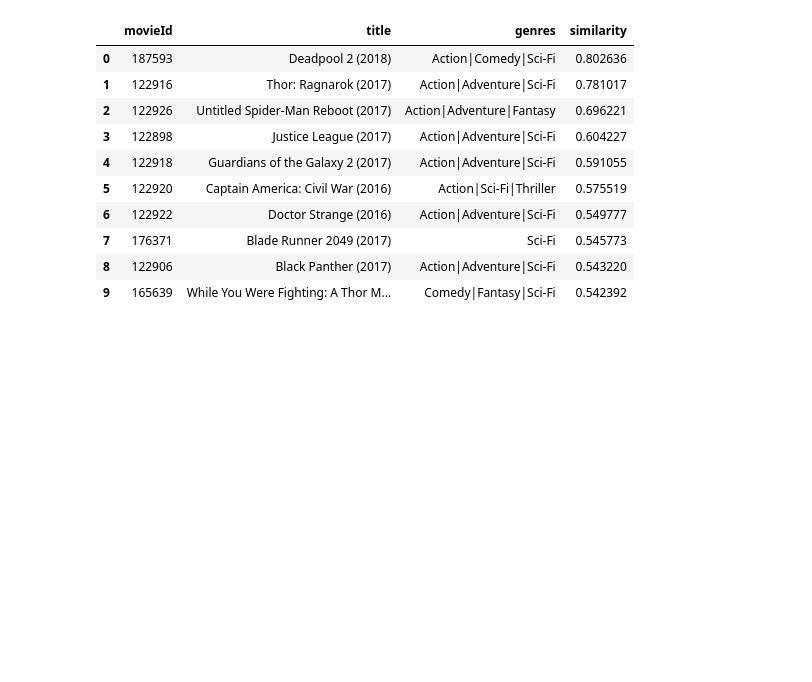
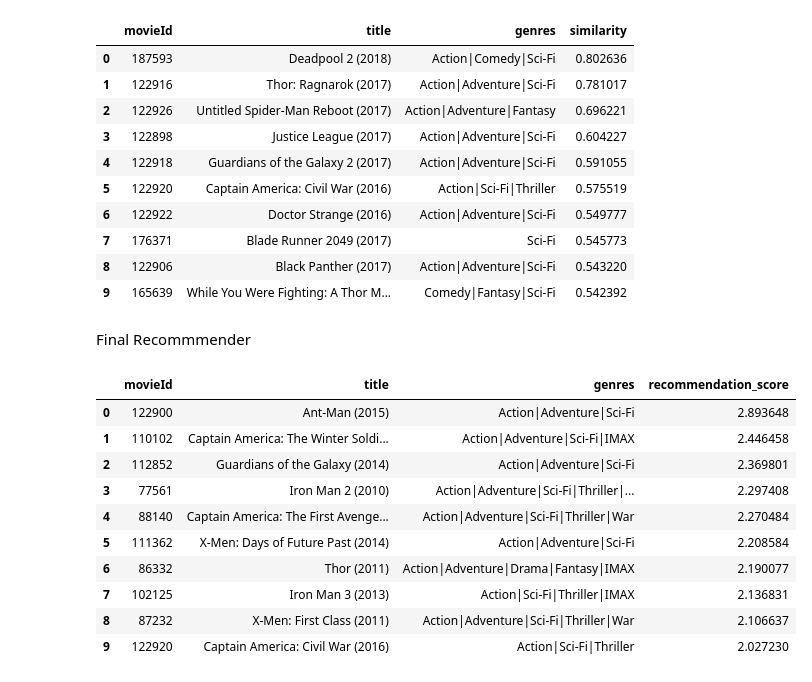
Before and after one commit to AnkitJha06/Movie-recommendation, a Jupyter notebook: movie.ipynb, the cells around one changed output. Drawn from its saved outputs; the diff is of its cells as text; code cells hidden in the pictures; blank space fills up the shorter version.

```diff
--- a/movie.ipynb
+++ b/movie.ipynb
@@ -1241,3 +1241,5 @@ display(new_results)
 | 7 | 176371 | Blade Runner 2049 (2017) | Sci-Fi | 0.545773 |
 | 8 | 122906 | Black Panther (2017) | Action|Adventure|Sci-Fi | 0.543220 |
 | 9 | 165639 | While You Were Fighting: A Thor M... | Comedy|Fantasy|Sci-Fi | 0.542392 |
+# %% [markdown]
+Final Recommmender
@@ -1243,0 +1300,26 @@ display(new_results)
+# %%
+user_ratings = {
+    89745: 5.0,   # Avengers (2012)
+    122912: 5.0,  # Avengers: Infinity War (2018)
+    122892: 4.5,  # Avengers: Age of Ultron (2015)
+    122898: 4.0   # Justice League (2017)
+}
+
+production_recommendations = recommend_for_user_deployment(
+    user_ratings,
+    n=10
+)
+
+display(production_recommendations)
+# %% [output]
+|  | movieId | title | genres | recommendation_score |
+| 0 | 122900 | Ant-Man (2015) | Action|Adventure|Sci-Fi | 2.893648 |
+| 1 | 110102 | Captain America: The Winter Soldi... | Action|Adventure|Sci-Fi|IMAX | 2.446458 |
+| 2 | 112852 | Guardians of the Galaxy (2014) | Action|Adventure|Sci-Fi | 2.369801 |
+| 3 | 77561 | Iron Man 2 (2010) | Action|Adventure|Sci-Fi|Thriller|... | 2.297408 |
+| 4 | 88140 | Captain America: The First Avenge... | Action|Adventure|Sci-Fi|Thriller|War | 2.270484 |
+| 5 | 111362 | X-Men: Days of Future Past (2014) | Action|Adventure|Sci-Fi | 2.208584 |
+| 6 | 86332 | Thor (2011) | Action|Adventure|Drama|Fantasy|IMAX | 2.190077 |
+| 7 | 102125 | Iron Man 3 (2013) | Action|Sci-Fi|Thriller|IMAX | 2.136831 |
+| 8 | 87232 | X-Men: First Class (2011) | Action|Adventure|Sci-Fi|Thriller|War | 2.106637 |
+| 9 | 122920 | Captain America: Civil War (2016) | Action|Sci-Fi|Thriller | 2.027230 |
```
Also changed, not shown: parts of 1 cell of this notebook.
